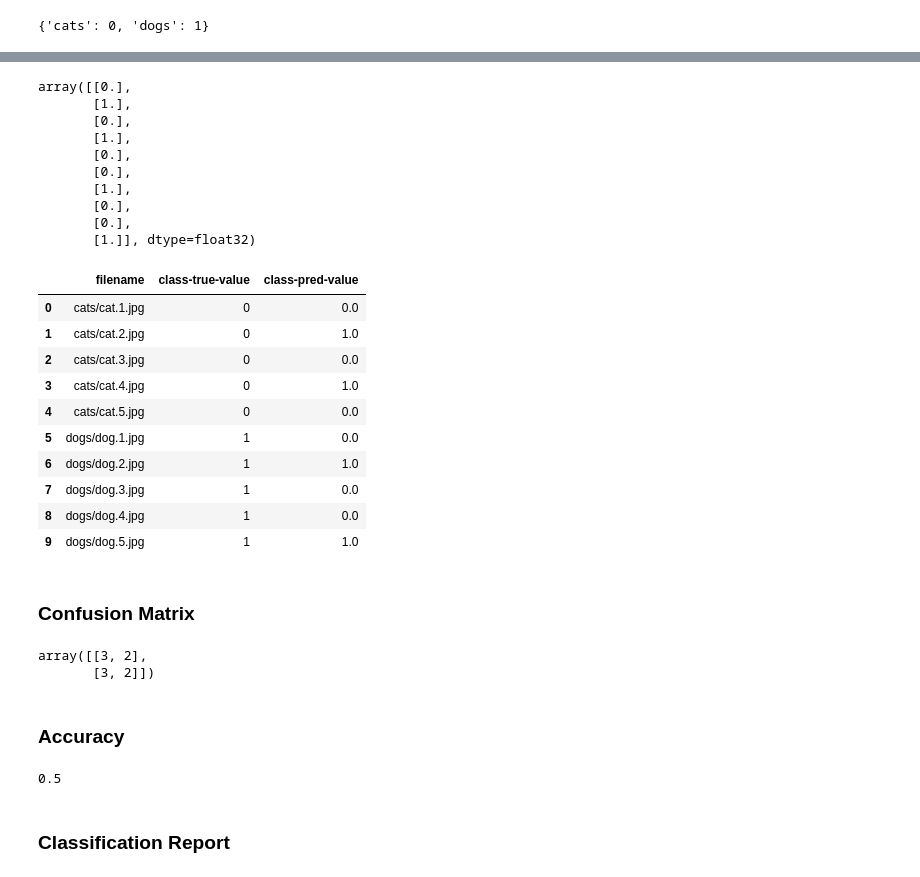
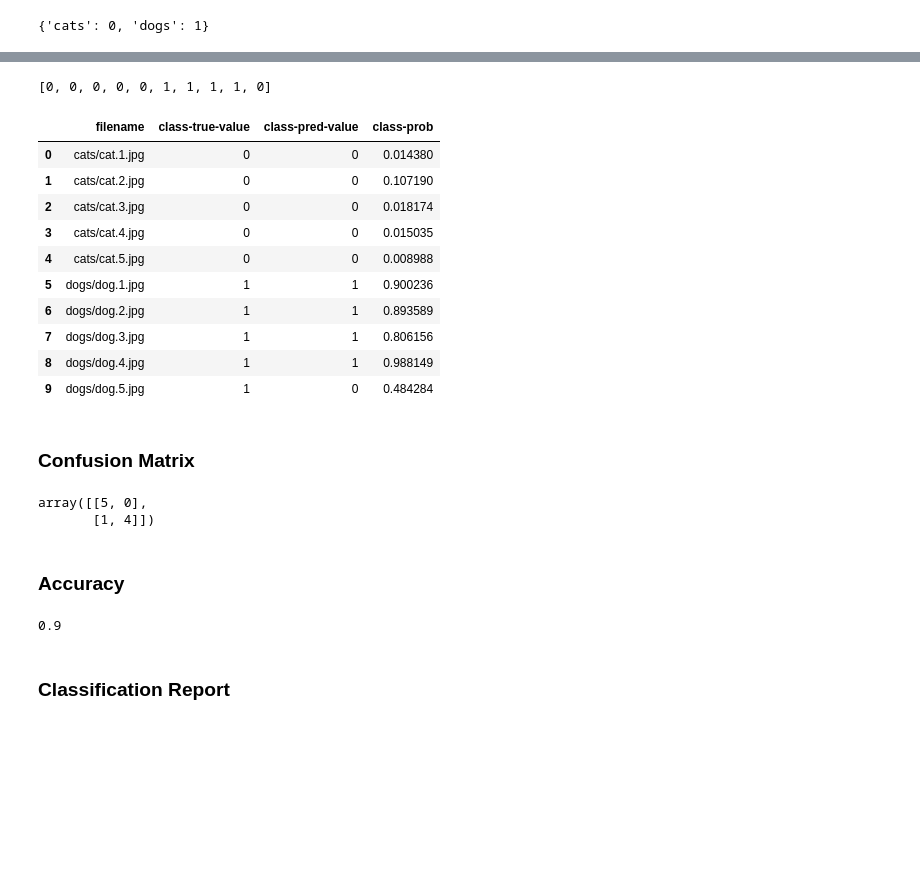
Before and after one commit to LeninGF/ConfusionMatrix_TransferL, a Jupyter notebook: ConfusionMatrix_and_TransferLearning.ipynb, the cells around one changed output, grey strips where cells are left out. Saved outputs shown, nothing was run; the diff lists cells and outputs as text; code cells hidden in the pictures; blank space fills up the shorter version.

```diff
--- a/ConfusionMatrix_and_TransferLearning.ipynb
+++ b/ConfusionMatrix_and_TransferLearning.ipynb
@@ -243,9 +252,10 @@ test_datagen_2 = ImageDataGenerator( rescale = 1.0/255. )
 
 # Flow validation images in batches of 20 using test_datagen generator
 test_generator =  test_datagen_2.flow_from_directory( test_dir,
-                                                          batch_size  = 1,
-                                                          class_mode  = 'binary',
-                                                          target_size = (image_size, image_size))
+                                                      batch_size  = 1,
+                                                      class_mode  = 'binary',
+                                                      target_size = (image_size, image_size),
+                                                      shuffle = False)
 # %% [output]
 ['dogs', 'cats']
 Found 10 images belonging to 2 classes.
@@ -273,6 +283,12 @@ train_generator.class_indices
 # %%
 filenames = test_generator.filenames
 nb_samples = len(filenames)
-y_predict = model.predict_generator(test_generator,steps = nb_samples)
-y_predict
+test_generator.reset()
+# validation_generator.reset()
+y_predict_prob = model.predict_generator(test_generator,steps = nb_samples, verbose=1)
+# y_predict = model.predict_classes(test_generator, verbose=1)
+y_predict_class = model.predict_classes(test_generator)
+# y_predict = model.predict_generator(validation_generator)
+print('class \n', y_predict_class)
+print('prob: \n', y_predict_prob)
 # %% [output]
@@ -289,55 +312,54 @@ array([[0.00114644],
 # %%
-y_predict_rounded = np.round(y_predict, decimals=0)
-y_predict_rounded
+# y_predict_rounded = np.round(y_predict, decimals=0)
+# y_predict_rounded
-# %% [output]
-array([[0.],
-       [1.],
-       [0.],
-       [1.],
-       [0.],
-       [0.],
-       [1.],
-       [0.],
-       [0.],
-       [1.]], dtype=float32)
+# %%
+# predicted_class_indices=np.argmax(y_predict,axis=1)
+predicted_class_indices = [1 if k>0.5 else 0 for k in y_predict_prob]
+predicted_class_indices
+# %% [output]
+[0, 0, 0, 0, 0, 1, 1, 1, 1, 0]
 # %%
 import pandas as pd
-df = pd.DataFrame(columns=['filename', 'class-true-value', 'class-pred-value'])
+df = pd.DataFrame(columns=['filename', 'class-true-value', 'class-pred-value', 'class-prob'])
 df['filename'] = test_generator.filenames
 df['class-true-value'] = test_generator.labels
-df['class-pred-value'] = y_predict_rounded
+df['class-pred-value'] = y_predict_class
+df['class-prob'] = y_predict_prob
 # test_generator.class_indices
 df
 # %% [output]
-|  | filename | class-true-value | class-pred-value |
-| 0 | cats/cat.1.jpg | 0 | 0.0 |
-| 1 | cats/cat.2.jpg | 0 | 1.0 |
-| 2 | cats/cat.3.jpg | 0 | 0.0 |
-| 3 | cats/cat.4.jpg | 0 | 1.0 |
-| 4 | cats/cat.5.jpg | 0 | 0.0 |
-| 5 | dogs/dog.1.jpg | 1 | 0.0 |
-| 6 | dogs/dog.2.jpg | 1 | 1.0 |
-| 7 | dogs/dog.3.jpg | 1 | 0.0 |
-| 8 | dogs/dog.4.jpg | 1 | 0.0 |
-| 9 | dogs/dog.5.jpg | 1 | 1.0 |
+|  | filename | class-true-value | class-pred-value | class-prob |
+| 0 | cats/cat.1.jpg | 0 | 0 | 0.014380 |
+| 1 | cats/cat.2.jpg | 0 | 0 | 0.107190 |
+| 2 | cats/cat.3.jpg | 0 | 0 | 0.018174 |
+| 3 | cats/cat.4.jpg | 0 | 0 | 0.015035 |
+| 4 | cats/cat.5.jpg | 0 | 0 | 0.008988 |
+| 5 | dogs/dog.1.jpg | 1 | 1 | 0.900236 |
+| 6 | dogs/dog.2.jpg | 1 | 1 | 0.893589 |
+| 7 | dogs/dog.3.jpg | 1 | 1 | 0.806156 |
+| 8 | dogs/dog.4.jpg | 1 | 1 | 0.988149 |
+| 9 | dogs/dog.5.jpg | 1 | 0 | 0.484284 |
 # %% [markdown]
 ### Confusion Matrix
 # %%
 from sklearn.metrics  import confusion_matrix
 # y_true = test_generator.labels
 # y_pred = y_predict_rounded
-cm = confusion_matrix(y_true=test_generator.labels, y_pred=y_predict_rounded)
+cm = confusion_matrix(y_true=test_generator.labels, y_pred=y_predict_class) # 1
+# cm = confusion_matrix(validation_generator.labels, y_predict_rounded)  # 2
+# cm = confusion_matrix(y_true=test_generator.labels, y_pred=predicted_class_indices) # it makes the same as 1
 cm
 # %% [output]
-array([[3, 2],
-       [3, 2]])
+array([[5, 0],
+       [1, 4]])
 # %% [markdown]
 ### Accuracy
 # %%
 from sklearn.metrics import accuracy_score
-accuracy_score(y_true=test_generator.labels, y_pred=y_predict_rounded)
+accuracy_score(y_true=test_generator.labels, y_pred=y_predict_class)
+# accuracy_score(y_true=validation_generator.labels, y_pred=y_predict_rounded)
 # %% [output]
-0.5
+0.9
 # %% [markdown]
 ### Classification Report
 # %%
```
Also changed, not shown: parts of 10 cells of this notebook, 2 other files.
